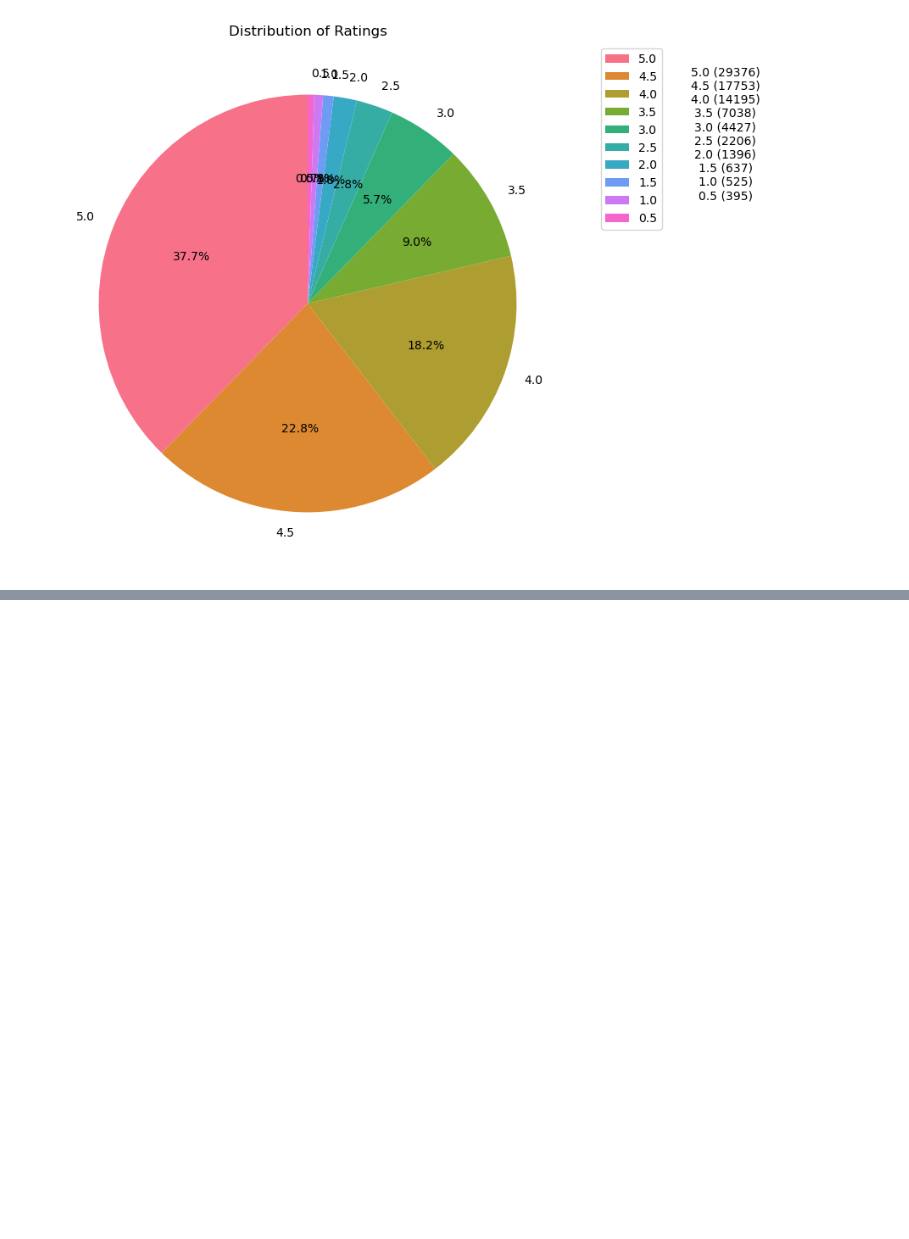
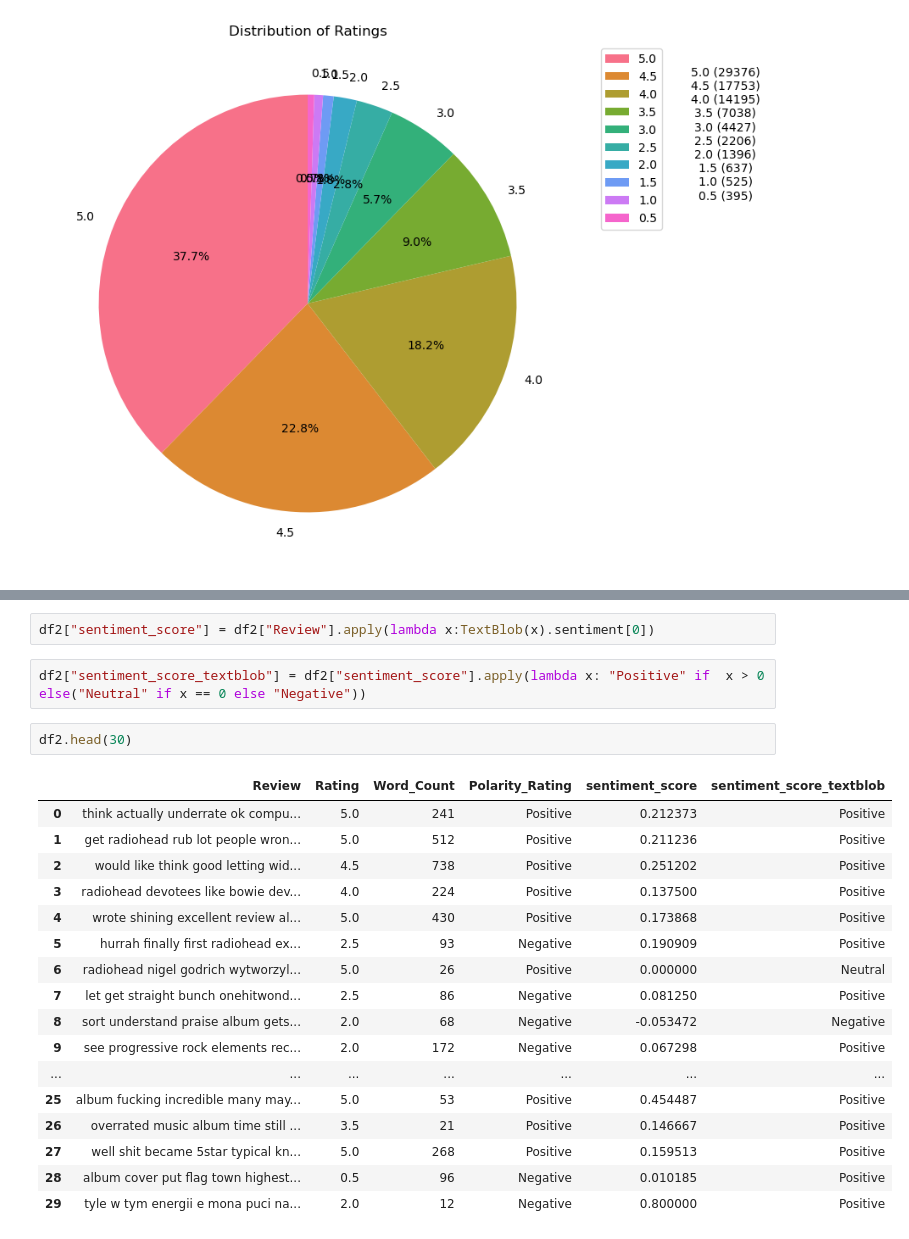
Before and after one commit to IC2020341/IngridCastro_ML_CA2, a Jupyter notebook: IngridCastro_ML_CA2.ipynb.ipynb, the cells around one changed output, grey strips where cells are left out. Cells and saved outputs as stored; diff of their text form; blank space fills up the shorter version.

```diff
--- a/IngridCastro_ML_CA2.ipynb.ipynb
+++ b/IngridCastro_ML_CA2.ipynb.ipynb
@@ -782,0 +894,24 @@ plt.show()
+# %%
+df2["sentiment_score"] = df2["Review"].apply(lambda x:TextBlob(x).sentiment[0])
+# %%
+df2["sentiment_score_textblob"] = df2["sentiment_score"].apply(lambda x: "Positive" if  x > 0 else("Neutral" if x == 0 else "Negative"))
+# %%
+df2.head(30)
+# %% [output]
+|  | Review | Rating | Word_Count | Polarity_Rating | sentiment_score | sentiment_score_textblob |
+| 0 | think actually underrate ok compu... | 5.0 | 241 | Positive | 0.212373 | Positive |
+| 1 | get radiohead rub lot people wron... | 5.0 | 512 | Positive | 0.211236 | Positive |
+| 2 | would like think good letting wid... | 4.5 | 738 | Positive | 0.251202 | Positive |
+| 3 | radiohead devotees like bowie dev... | 4.0 | 224 | Positive | 0.137500 | Positive |
+| 4 | wrote shining excellent review al... | 5.0 | 430 | Positive | 0.173868 | Positive |
+| 5 | hurrah finally first radiohead ex... | 2.5 | 93 | Negative | 0.190909 | Positive |
+| 6 | radiohead nigel godrich wytworzyl... | 5.0 | 26 | Positive | 0.000000 | Neutral |
+| 7 | let get straight bunch onehitwond... | 2.5 | 86 | Negative | 0.081250 | Positive |
+| 8 | sort understand praise album gets... | 2.0 | 68 | Negative | -0.053472 | Negative |
+| 9 | see progressive rock elements rec... | 2.0 | 172 | Negative | 0.067298 | Positive |
+| ... | ... | ... | ... | ... | ... | ... |
+| 25 | album fucking incredible many may... | 5.0 | 53 | Positive | 0.454487 | Positive |
+| 26 | overrated music album time still ... | 3.5 | 21 | Positive | 0.146667 | Positive |
+| 27 | well shit became 5star typical kn... | 5.0 | 268 | Positive | 0.159513 | Positive |
+| 28 | album cover put flag town highest... | 0.5 | 96 | Negative | 0.010185 | Positive |
+| 29 | tyle w tym energii e mona puci na... | 2.0 | 12 | Negative | 0.800000 | Positive |
```
Also changed, not shown: parts of 31 cells of this notebook.
